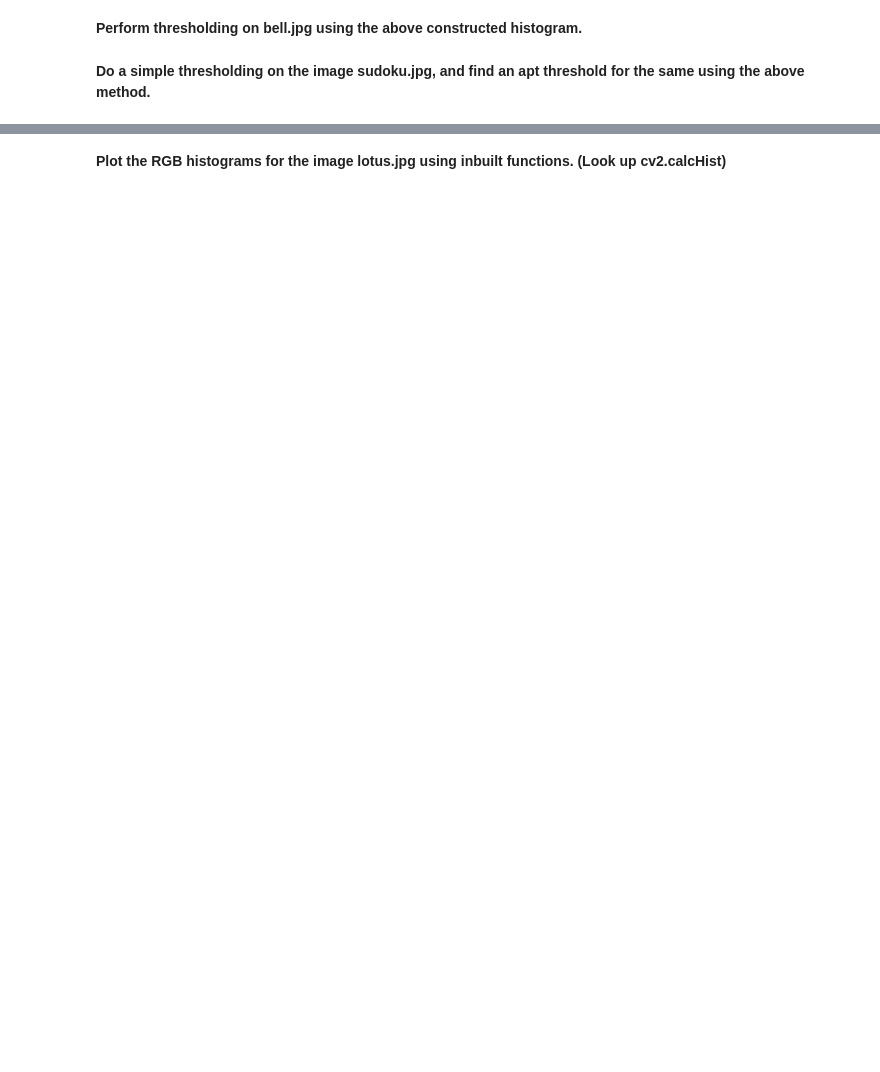
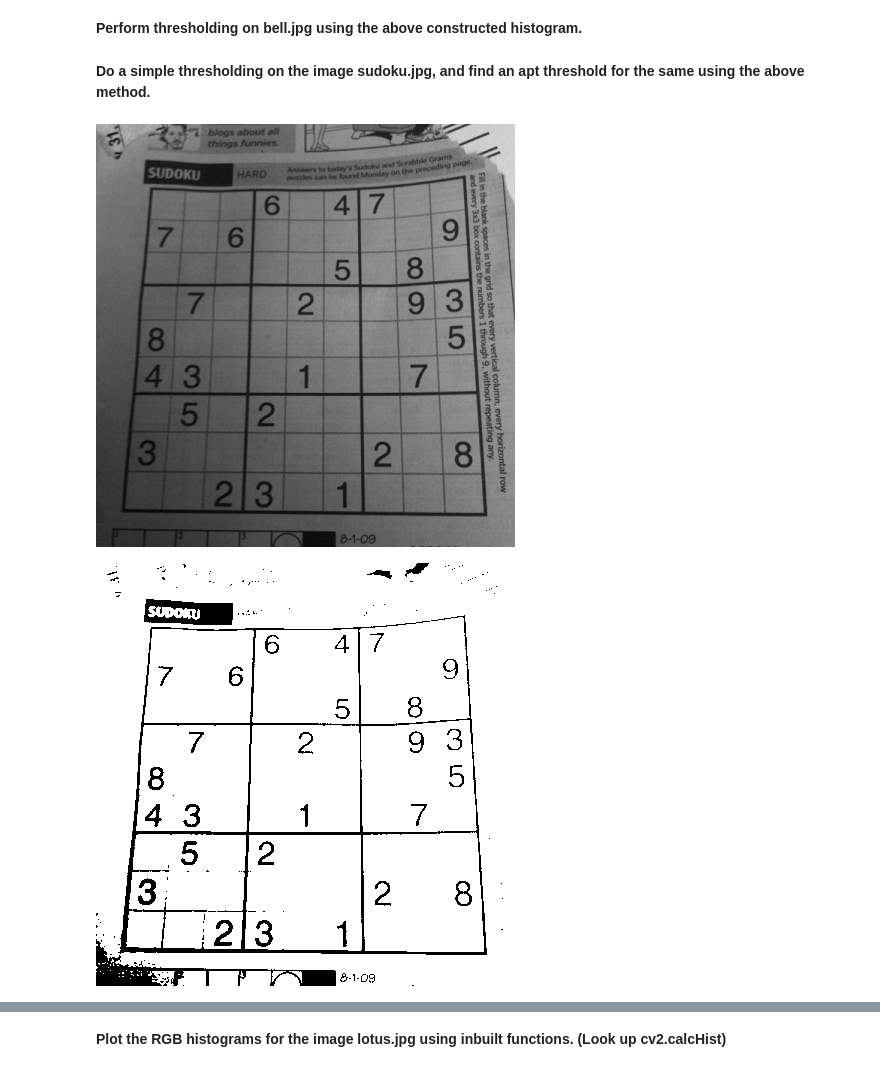
Before and after one commit to sarthak395/CVIT-Summer-Workshop, a Jupyter notebook: day1/session1/Copy_of_CVIT_Workshop_Day_1.ipynb, the cells around one changed output, grey strips where cells are left out. Cells and saved outputs as stored; diff of their text form; code cells hidden in the pictures; blank space fills up the shorter version.

```diff
--- a/day1/session1/Copy_of_CVIT_Workshop_Day_1.ipynb
+++ b/day1/session1/Copy_of_CVIT_Workshop_Day_1.ipynb
@@ -731,2 +747,13 @@ cv2_imshow(fg)
 # %% [markdown]
 **Do a simple thresholding on the image sudoku.jpg, and find an apt threshold for the same using the above method.**
+# %%
+img = cv2.imread('/content/Copy of sudoku.jpg', cv2.IMREAD_GRAYSCALE)
+hist = cv2.calcHist([img],[0],None,[256],[0,256])
+plt.plot(hist)
+cv2_imshow(img)
+(T, thresh) = cv2.threshold(img, 50, 255,
+	cv2.THRESH_BINARY)
+cv2_imshow(thresh)
+# %% [output]
+[figure, added]
+[figure, added]
```
Also changed, not shown: parts of 8 cells of this notebook.
